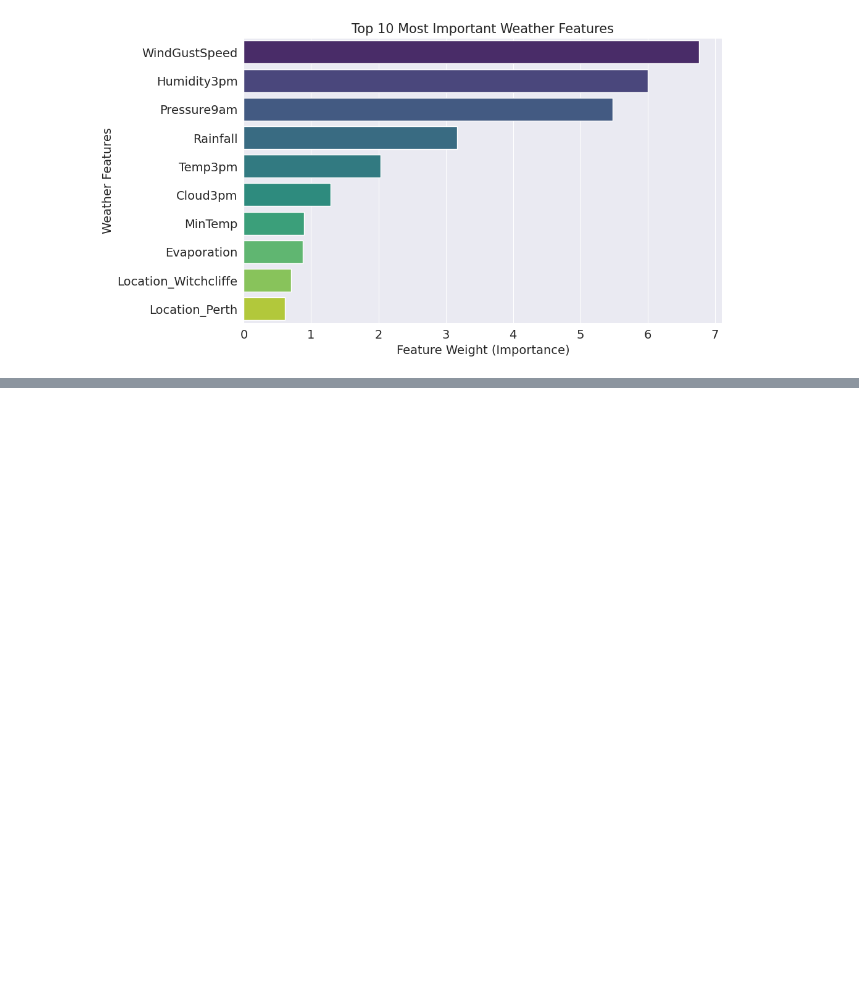
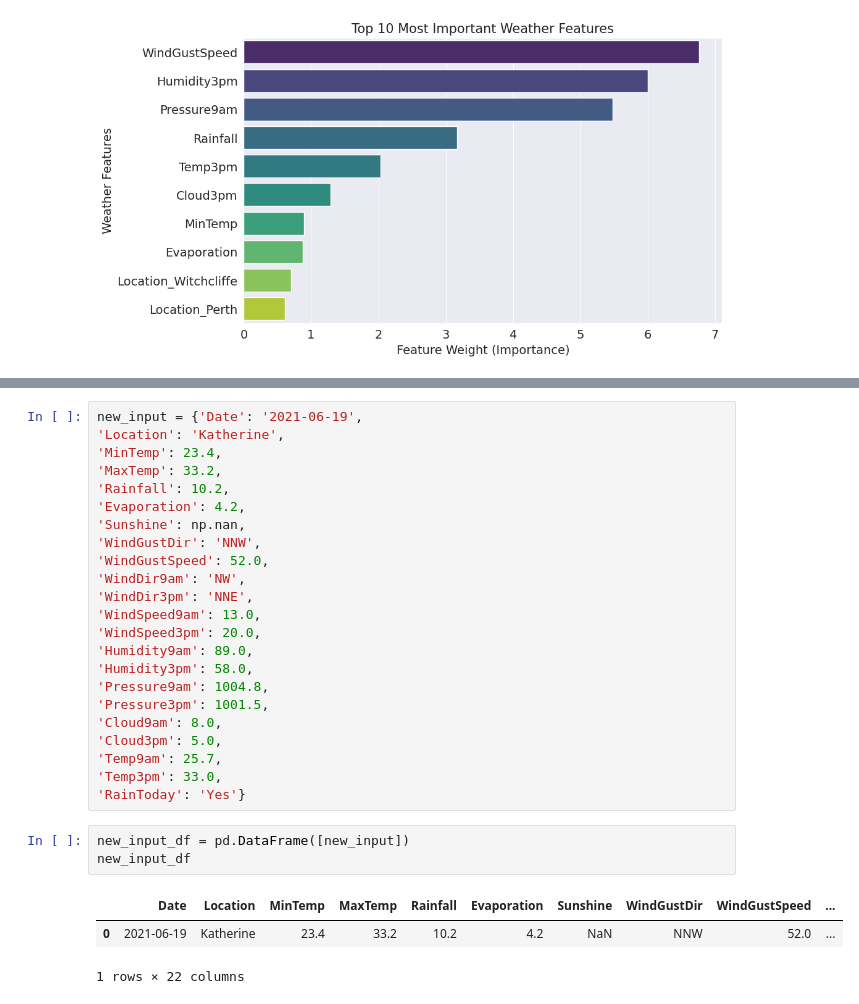
Before and after one commit to JohnUfo/python-and-scikit-tutorial, a Jupyter notebook: Logistic_Regression_with_Scikit_learn.ipynb, the cells around one changed output, grey strips where cells are left out. Drawn from its saved outputs; the diff is of its cells as text; blank space fills up the shorter version.

```diff
--- a/Logistic_Regression_with_Scikit_learn.ipynb
+++ b/Logistic_Regression_with_Scikit_learn.ipynb
@@ -408,0 +466,30 @@ plt.show()
+# %%
+new_input = {'Date': '2021-06-19',
+'Location': 'Katherine',
+'MinTemp': 23.4,
+'MaxTemp': 33.2,
+'Rainfall': 10.2,
+'Evaporation': 4.2,
+'Sunshine': np.nan,
+'WindGustDir': 'NNW',
+'WindGustSpeed': 52.0,
+'WindDir9am': 'NW',
+'WindDir3pm': 'NNE',
+'WindSpeed9am': 13.0,
+'WindSpeed3pm': 20.0,
+'Humidity9am': 89.0,
+'Humidity3pm': 58.0,
+'Pressure9am': 1004.8,
+'Pressure3pm': 1001.5,
+'Cloud9am': 8.0,
+'Cloud3pm': 5.0,
+'Temp9am': 25.7,
+'Temp3pm': 33.0,
+'RainToday': 'Yes'}
+# %%
+new_input_df = pd.DataFrame([new_input])
+new_input_df
+# %% [output]
+|  | Date | Location | MinTemp | MaxTemp | Rainfall | Evaporation | Sunshine | WindGustDir | WindGustSpeed | ... |
+| 0 | 2021-06-19 | Katherine | 23.4 | 33.2 | 10.2 | 4.2 | NaN | NNW | 52.0 | ... |
+1 rows × 22 columns
```
Also changed, not shown: parts of 23 cells of this notebook.
